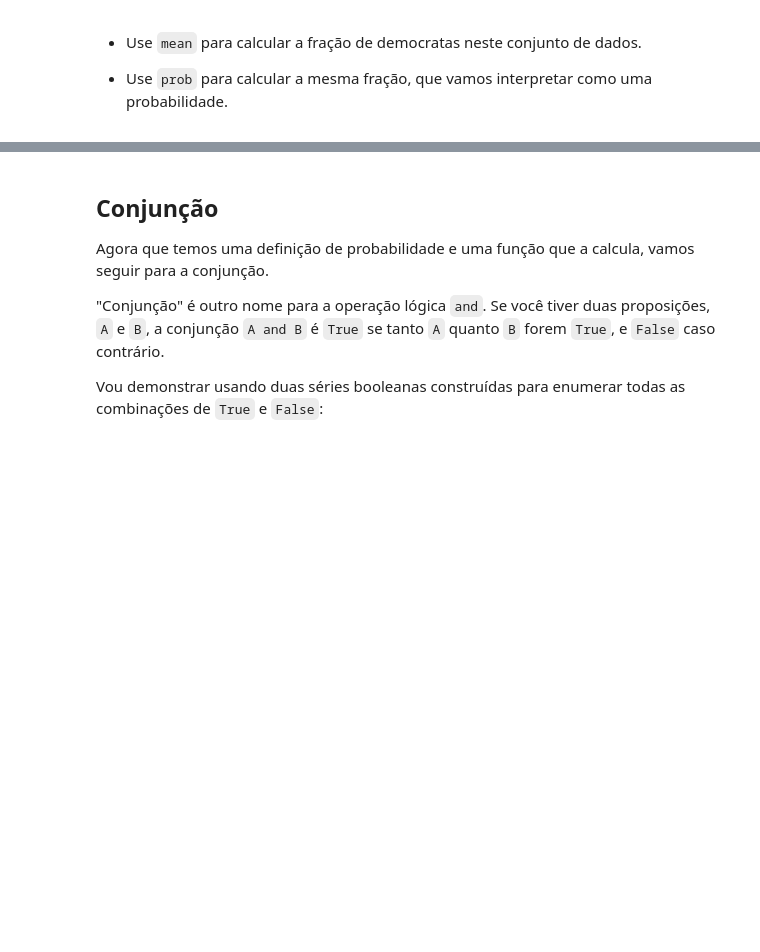
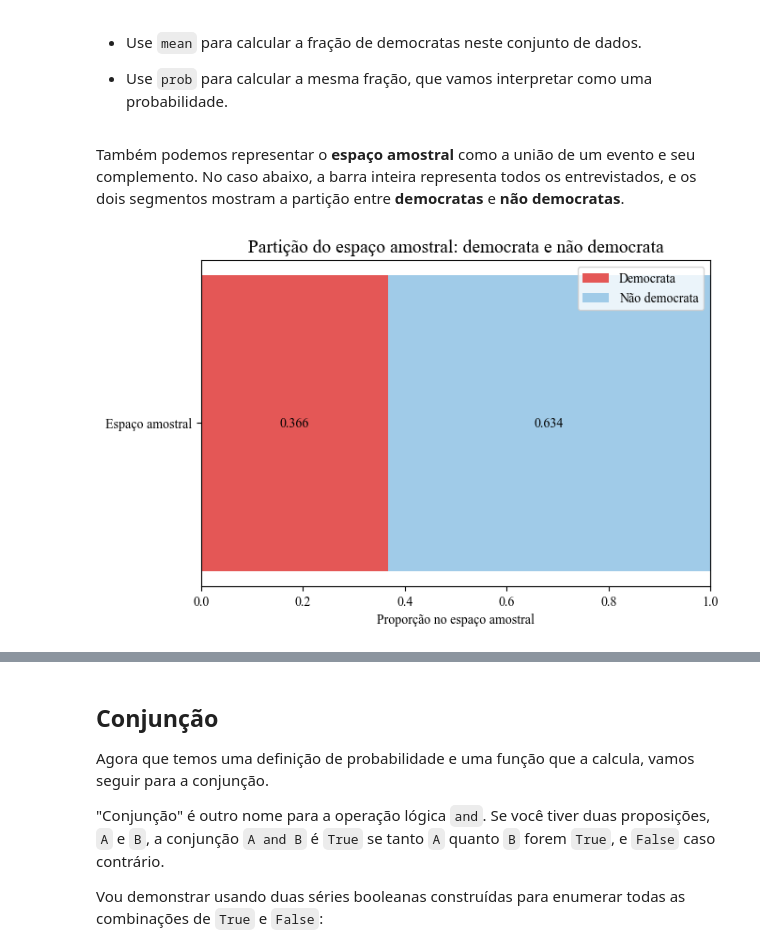
Before and after one commit to carubbi/T199_N724, a Jupyter notebook: aulas/notebooks/6_PRB.ipynb, the cells around one changed output, grey strips where cells are left out. Cells and saved outputs as stored; diff of their text form; code cells hidden in the pictures; blank space fills up the shorter version.

```diff
--- a/aulas/notebooks/6_PRB.ipynb
+++ b/aulas/notebooks/6_PRB.ipynb
@@ -124,3 +158,9 @@ gss.head()
 | 2 | 5 | 1974 | 58.0 | 2 | 6.0 | 1.0 | 2670.0 |
 | 3 | 6 | 1974 | 30.0 | 1 | 5.0 | 4.0 | 6870.0 |
 | 4 | 7 | 1974 | 48.0 | 1 | 5.0 | 4.0 | 7860.0 |
+# %%
+# Convertendo as colunas 'visao_pol' e 'partido' para o tipo inteiro
+gss['visao_pol'] = gss['visao_pol'].astype(int)
+gss['partido'] = gss['partido'].astype(int)
+
+gss.head()
@@ -353,3 +402,48 @@ democrata = (gss['partido'] <= 1)
 # Solução
 # %%
 # Solução
+# %% [markdown]
+Também podemos representar o **espaço amostral** como a união de um evento e seu complemento. No caso abaixo, a barra inteira representa todos os entrevistados, e os dois segmentos mostram a partição entre **democratas** e **não democratas**.
+# %%
+# Organiza as probabilidades do evento e de seu complemento
+p_democrata = prob(democrata)
+p_nao_democrata = prob(~democrata)
+
+# Desenha uma barra horizontal empilhada para representar o espaço amostral
+plt.barh(
+    ['Espaço amostral'],
+    [p_democrata],
+    color='#E45756',
+    label='Democrata'
+)
+plt.barh(
+    ['Espaço amostral'],
+    [p_nao_democrata],
+    left=[p_democrata],
+    color='#A0CBE8',
+    label='Não democrata'
+)
+
+# Adiciona rótulos aos dois segmentos da barra
+plt.text(
+    p_democrata / 2,
+    0,
+    f'{p_democrata:.3f}',
+    ha='center',
+    va='center'
+)
+plt.text(
+    p_democrata + p_nao_democrata / 2,
+    0,
+    f'{p_nao_democrata:.3f}',
+    ha='center',
+    va='center'
+)
+
+plt.xlim(0, 1)
+plt.xlabel('Proporção no espaço amostral')
+plt.title('Partição do espaço amostral: democrata e não democrata')
+plt.legend()
+plt.show()
+# %% [output]
+[figure, added]
```
Also changed, not shown: parts of 21 cells of this notebook, 1 other file.
